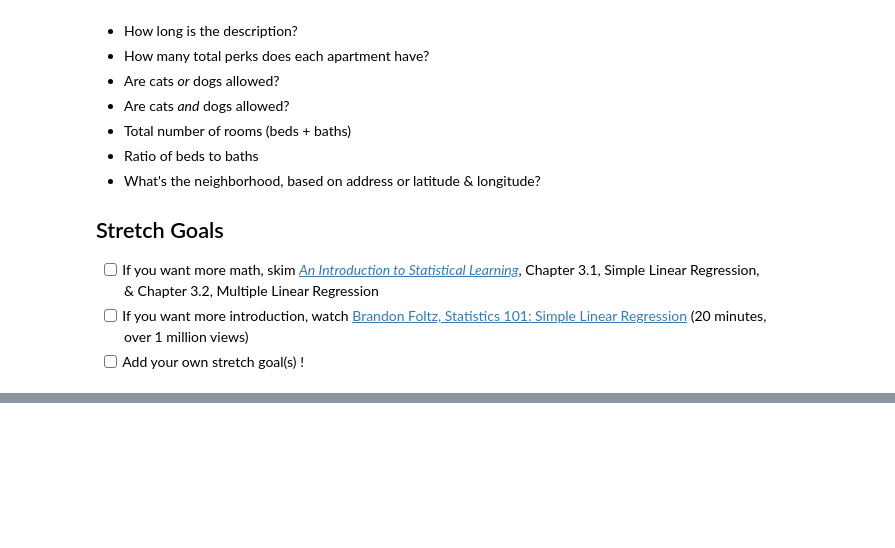
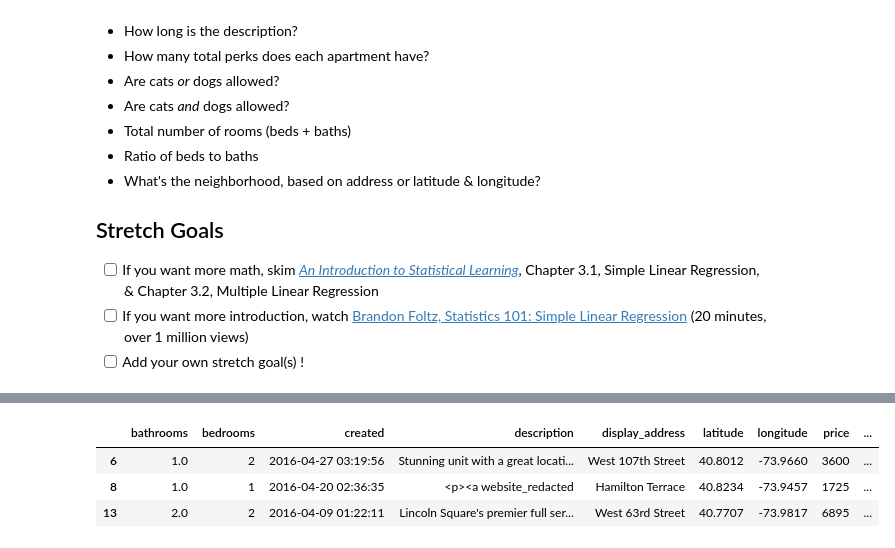
Before and after one commit to Khislatz/DS-Unit-2-Linear-Models, a Jupyter notebook: module2-regression-2/Khislat_Zhuraeva_LS_DS_212_assignment.ipynb, the cells around one changed output, grey strips where cells are left out. Saved outputs shown, nothing was run; the diff lists cells and outputs as text; code cells hidden in the pictures; blank space fills up the shorter version.

```diff
--- a/module2-regression-2/Khislat_Zhuraeva_LS_DS_212_assignment.ipynb
+++ b/module2-regression-2/Khislat_Zhuraeva_LS_DS_212_assignment.ipynb
@@ -81,0 +184,8 @@ df = df[(df['price'] >= np.percentile(df['price'], 0.5)) &
+# %%
+train = train[(train['dogs_allowed'] >=1) & (train['cats_allowed']>=1)]
+train.head(3)
+# %% [output]
+|  | bathrooms | bedrooms | created | description | display_address | latitude | longitude | price | ... |
+| 6 | 1.0 | 2 | 2016-04-27 03:19:56 | Stunning unit with a great locati... | West 107th Street | 40.8012 | -73.9660 | 3600 | ... |
+| 8 | 1.0 | 1 | 2016-04-20 02:36:35 | <p><a website_redacted | Hamilton Terrace | 40.8234 | -73.9457 | 1725 | ... |
+| 13 | 2.0 | 2 | 2016-04-09 01:22:11 | Lincoln Square's premier full ser... | West 63rd Street | 40.7707 | -73.9817 | 6895 | ... |
```
Also changed, not shown: parts of 19 cells of this notebook.
